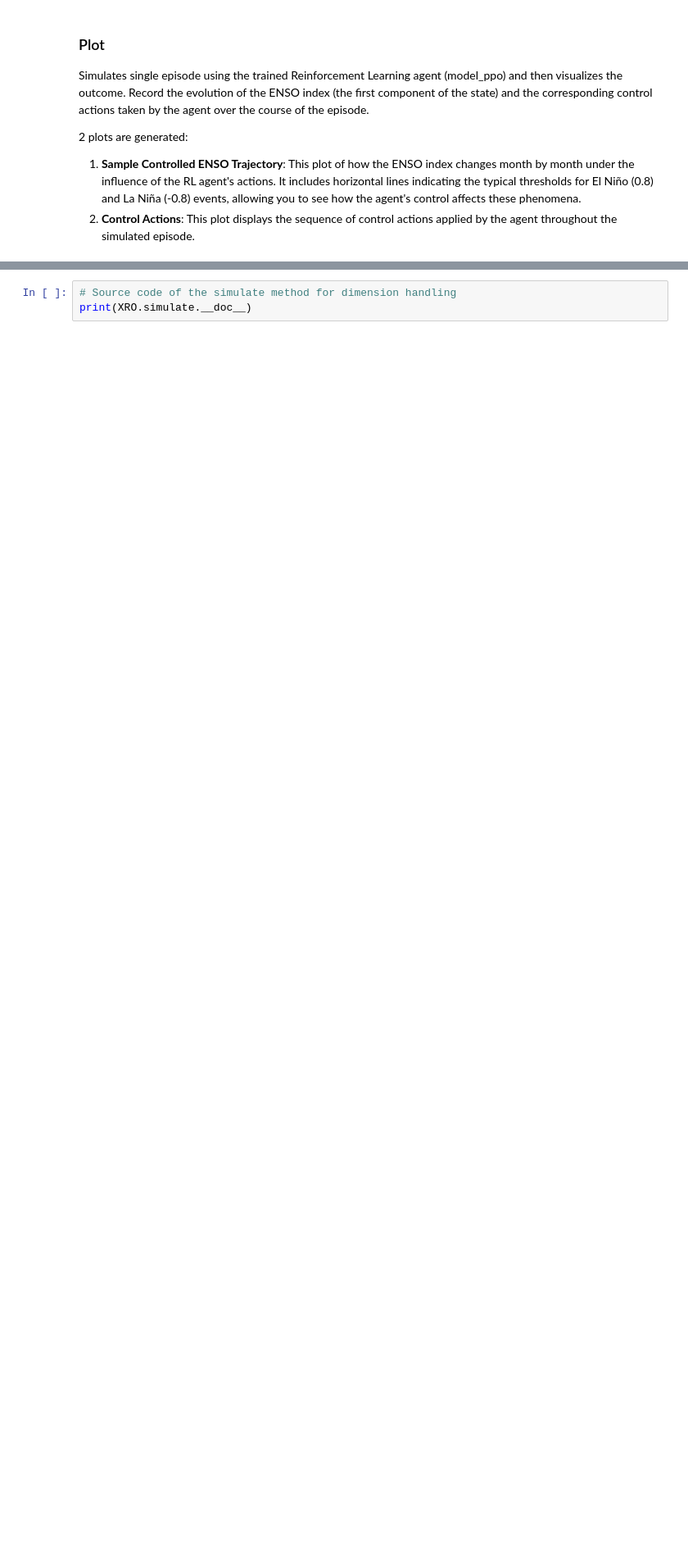
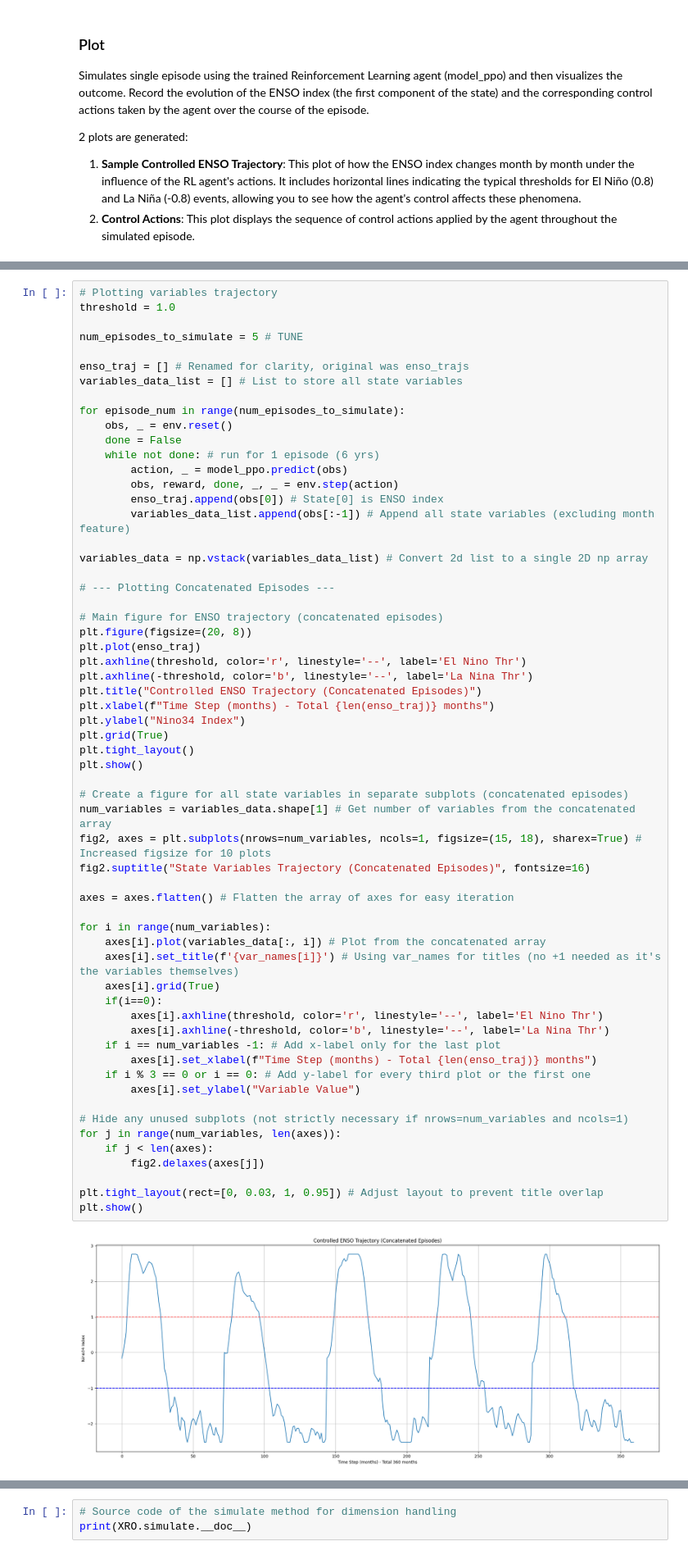
Before and after one commit to ayman-tech/enso-rl, a Jupyter notebook: enso-rl.ipynb, the cells around one changed output, grey strips where cells are left out. Shown at 82% size. Cells and saved outputs as stored; diff of their text form; blank space fills up the shorter version.

```diff
--- a/enso-rl.ipynb
+++ b/enso-rl.ipynb
@@ -615,0 +633,62 @@ plt.show()
+# %%
+# Plotting variables trajectory
+threshold = 1.0
+
+num_episodes_to_simulate = 5 # TUNE
+
+enso_traj = [] # Renamed for clarity, original was enso_trajs
+variables_data_list = [] # List to store all state variables
+
+for episode_num in range(num_episodes_to_simulate):
+    obs, _ = env.reset()
+    done = False
+    while not done: # run for 1 episode (6 yrs)
+        action, _ = model_ppo.predict(obs)
+        obs, reward, done, _, _ = env.step(action)
+        enso_traj.append(obs[0]) # State[0] is ENSO index
+        variables_data_list.append(obs[:-1]) # Append all state variables (excluding month feature)
+
+variables_data = np.vstack(variables_data_list) # Convert 2d list to a single 2D np array
+
+# --- Plotting Concatenated Episodes ---
+
+# Main figure for ENSO trajectory (concatenated episodes)
+plt.figure(figsize=(20, 8))
+plt.plot(enso_traj)
+plt.axhline(threshold, color='r', linestyle='--', label='El Nino Thr')
+plt.axhline(-threshold, color='b', linestyle='--', label='La Nina Thr')
+plt.title("Controlled ENSO Trajectory (Concatenated Episodes)")
+plt.xlabel(f"Time Step (months) - Total {len(enso_traj)} months")
+plt.ylabel("Nino34 Index")
+plt.grid(True)
+plt.tight_layout()
+plt.show()
+
+# Create a figure for all state variables in separate subplots (concatenated episodes)
+num_variables = variables_data.shape[1] # Get number of variables from the concatenated array
+fig2, axes = plt.subplots(nrows=num_variables, ncols=1, figsize=(15, 18), sharex=True) # Increased figsize for 10 plots
+fig2.suptitle("State Variables Trajectory (Concatenated Episodes)", fontsize=16)
+
+axes = axes.flatten() # Flatten the array of axes for easy iteration
+
+for i in range(num_variables):
+    axes[i].plot(variables_data[:, i]) # Plot from the concatenated array
+    axes[i].set_title(f'{var_names[i]}') # Using var_names for titles (no +1 needed as it's the variables themselves)
+    axes[i].grid(True)
+    if(i==0):
+        axes[i].axhline(threshold, color='r', linestyle='--', label='El Nino Thr')
+        axes[i].axhline(-threshold, color='b', linestyle='--', label='La Nina Thr')
+    if i == num_variables -1: # Add x-label only for the last plot
+        axes[i].set_xlabel(f"Time Step (months) - Total {len(enso_traj)} months")
+    if i % 3 == 0 or i == 0: # Add y-label for every third plot or the first one
+        axes[i].set_ylabel("Variable Value")
+
+# Hide any unused subplots (not strictly necessary if nrows=num_variables and ncols=1)
+for j in range(num_variables, len(axes)):
+    if j < len(axes):
+        fig2.delaxes(axes[j])
+
+plt.tight_layout(rect=[0, 0.03, 1, 0.95]) # Adjust layout to prevent title overlap
+plt.show()
+# %% [output]
+[figure, added]
```
Also changed, not shown: parts of 13 cells of this notebook.
